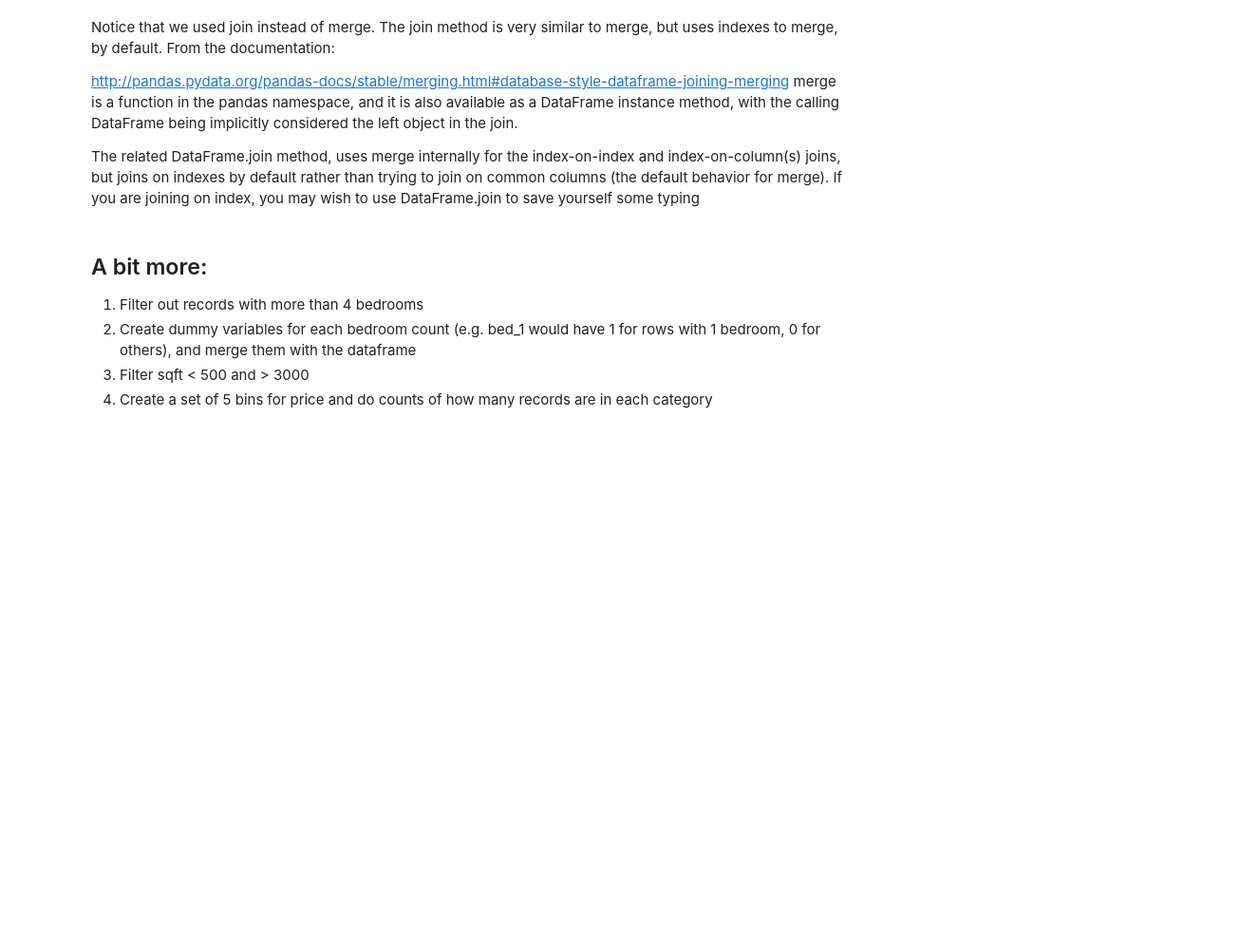
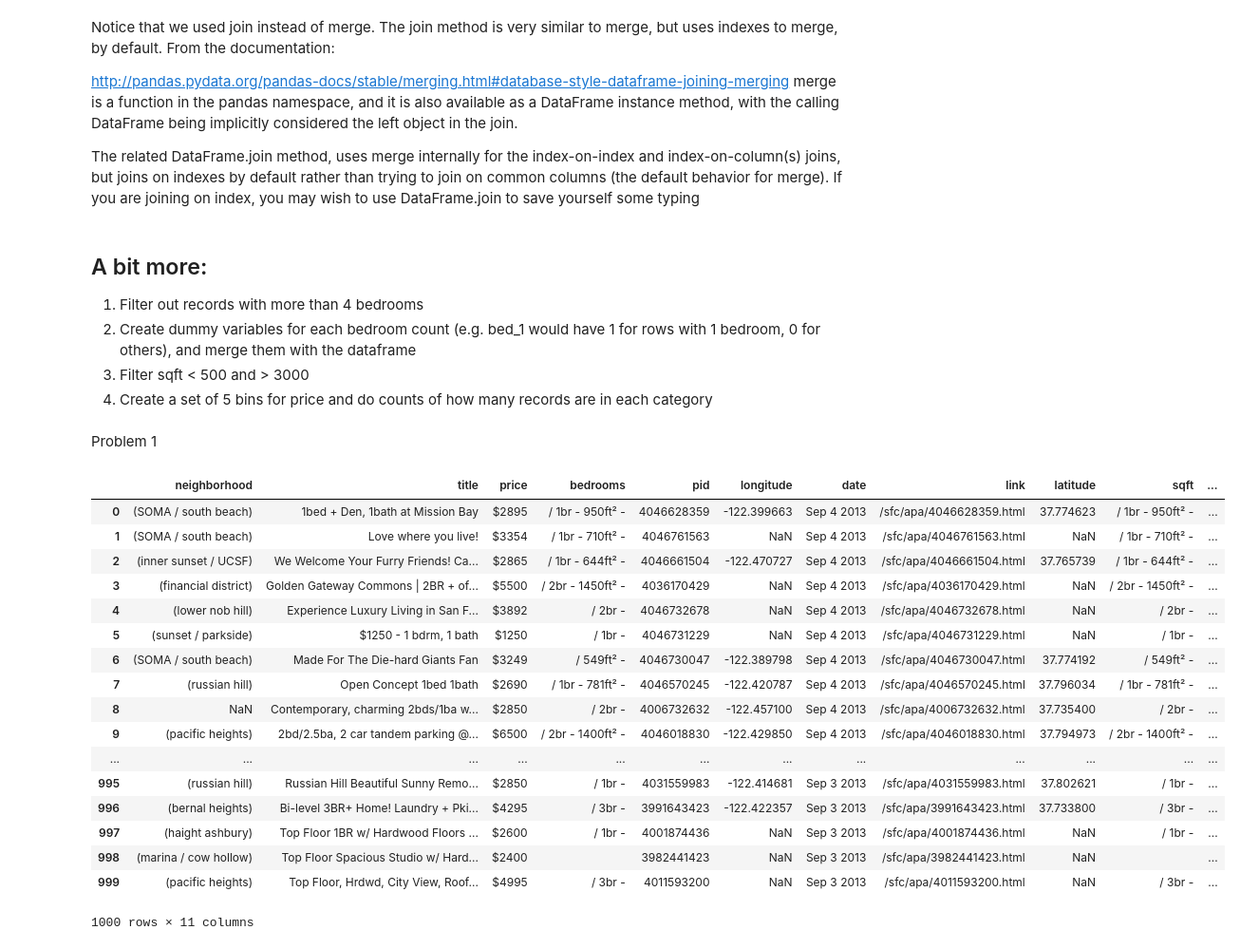
Before and after one commit to ryanrenfro14/ce599, a Jupyter notebook: 07-Data Wrangling/data-wrangling.ipynb, the cells around one changed output. Shown: that part at 95% size. Cells and saved outputs as stored; diff of their text form; code cells hidden in the pictures; blank space fills up the shorter version.

```diff
--- a/07-Data Wrangling/data-wrangling.ipynb
+++ b/07-Data Wrangling/data-wrangling.ipynb
@@ -508,3 +508,27 @@ The related DataFrame.join method, uses merge internally for the index-on-index
 2. Create dummy variables for each bedroom count (e.g. bed_1 would have 1 for rows with 1 bedroom, 0 for others), and merge them with the dataframe
 3. Filter sqft < 500 and > 3000
 4. Create a set of 5 bins for price and do counts of how many records are in each category
+# %% [markdown]
+Problem 1
+# %%
+items = pd.read_csv(r'C:\Users\Ryan Renfro\Documents\Spring 2019\CE 599\ce599\06-Pandas Basics Part 2/items.csv')
+items
+# %% [output]
+|  | neighborhood | title | price | bedrooms | pid | longitude | date | link | latitude | sqft | ... |
+| 0 | (SOMA / south beach) | 1bed + Den, 1bath at Mission Bay | $2895 | / 1br - 950ft² - | 4046628359 | -122.399663 | Sep 4 2013 | /sfc/apa/4046628359.html | 37.774623 | / 1br - 950ft² - | ... |
+| 1 | (SOMA / south beach) | Love where you live! | $3354 | / 1br - 710ft² - | 4046761563 | NaN | Sep 4 2013 | /sfc/apa/4046761563.html | NaN | / 1br - 710ft² - | ... |
+| 2 | (inner sunset / UCSF) | We Welcome Your Furry Friends! Ca... | $2865 | / 1br - 644ft² - | 4046661504 | -122.470727 | Sep 4 2013 | /sfc/apa/4046661504.html | 37.765739 | / 1br - 644ft² - | ... |
+| 3 | (financial district) | Golden Gateway Commons | 2BR + of... | $5500 | / 2br - 1450ft² - | 4036170429 | NaN | Sep 4 2013 | /sfc/apa/4036170429.html | NaN | / 2br - 1450ft² - | ... |
+| 4 | (lower nob hill) | Experience Luxury Living in San F... | $3892 | / 2br - | 4046732678 | NaN | Sep 4 2013 | /sfc/apa/4046732678.html | NaN | / 2br - | ... |
+| 5 | (sunset / parkside) | $1250 - 1 bdrm, 1 bath | $1250 | / 1br - | 4046731229 | NaN | Sep 4 2013 | /sfc/apa/4046731229.html | NaN | / 1br - | ... |
+| 6 | (SOMA / south beach) | Made For The Die-hard Giants Fan | $3249 | / 549ft² - | 4046730047 | -122.389798 | Sep 4 2013 | /sfc/apa/4046730047.html | 37.774192 | / 549ft² - | ... |
+| 7 | (russian hill) | Open Concept 1bed 1bath | $2690 | / 1br - 781ft² - | 4046570245 | -122.420787 | Sep 4 2013 | /sfc/apa/4046570245.html | 37.796034 | / 1br - 781ft² - | ... |
+| 8 | NaN | Contemporary, charming 2bds/1ba w... | $2850 | / 2br - | 4006732632 | -122.457100 | Sep 4 2013 | /sfc/apa/4006732632.html | 37.735400 | / 2br - | ... |
+| 9 | (pacific heights) | 2bd/2.5ba, 2 car tandem parking @... | $6500 | / 2br - 1400ft² - | 4046018830 | -122.429850 | Sep 4 2013 | /sfc/apa/4046018830.html | 37.794973 | / 2br - 1400ft² - | ... |
+| ... | ... | ... | ... | ... | ... | ... | ... | ... | ... | ... | ... |
+| 995 | (russian hill) | Russian Hill Beautiful Sunny Remo... | $2850 | / 1br - | 4031559983 | -122.414681 | Sep 3 2013 | /sfc/apa/4031559983.html | 37.802621 | / 1br - | ... |
+| 996 | (bernal heights) | Bi-level 3BR+ Home! Laundry + Pki... | $4295 | / 3br - | 3991643423 | -122.422357 | Sep 3 2013 | /sfc/apa/3991643423.html | 37.733800 | / 3br - | ... |
+| 997 | (haight ashbury) | Top Floor 1BR w/ Hardwood Floors ... | $2600 | / 1br - | 4001874436 | NaN | Sep 3 2013 | /sfc/apa/4001874436.html | NaN | / 1br - | ... |
+| 998 | (marina / cow hollow) | Top Floor Spacious Studio w/ Hard... | $2400 |  | 3982441423 | NaN | Sep 3 2013 | /sfc/apa/3982441423.html | NaN |  | ... |
+| 999 | (pacific heights) | Top Floor, Hrdwd, City View, Roof... | $4995 | / 3br - | 4011593200 | NaN | Sep 3 2013 | /sfc/apa/4011593200.html | NaN | / 3br - | ... |
+1000 rows × 11 columns
```
Also changed, not shown: parts of 9 cells of this notebook, 2 other files.
